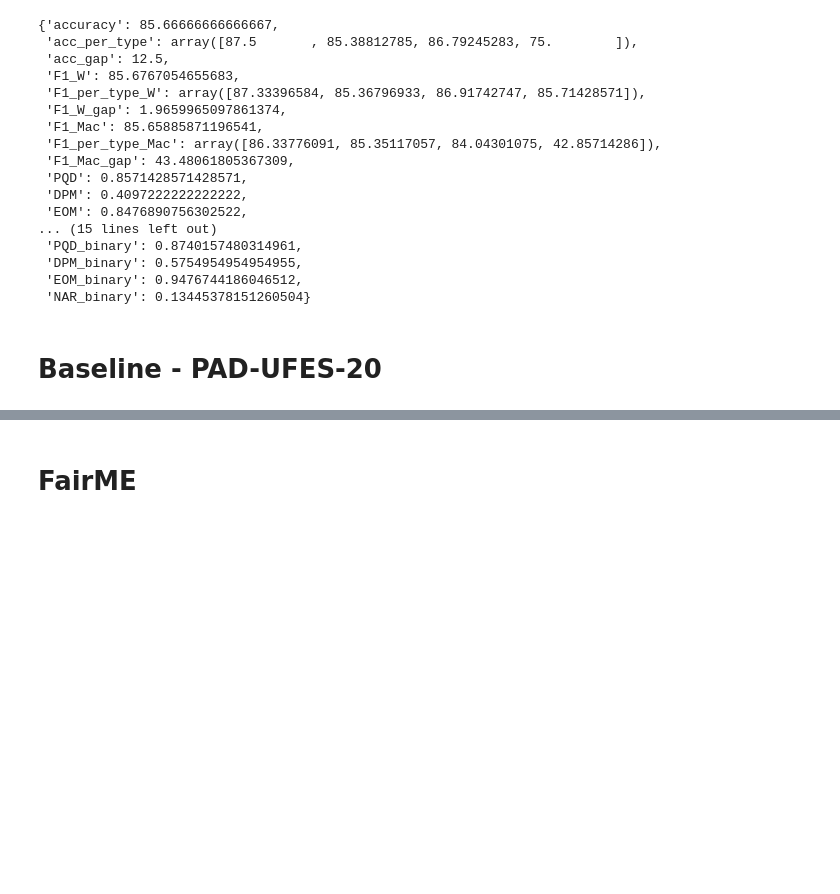
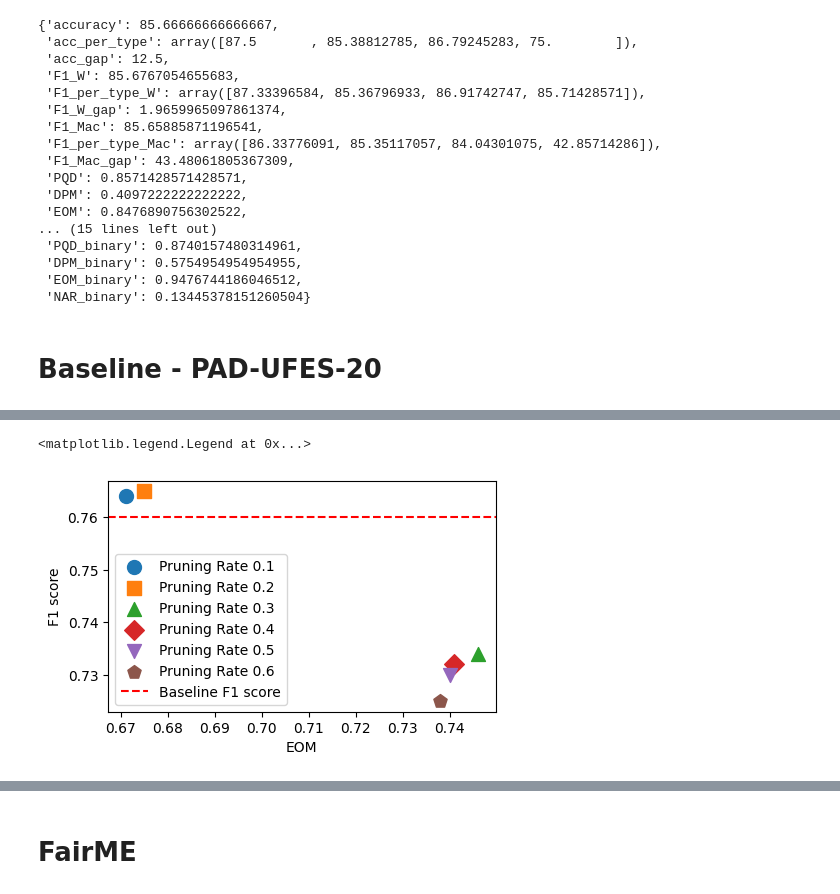
Before and after one commit to AliGhadirii/XTranPrune, a Jupyter notebook: Notebooks/multi_evaluate.ipynb, the cells around one changed output, grey strips where cells are left out. Saved outputs shown, nothing was run; the diff lists cells and outputs as text; code cells hidden in the pictures; blank space fills up the shorter version.

```diff
--- a/Notebooks/multi_evaluate.ipynb
+++ b/Notebooks/multi_evaluate.ipynb
@@ -458,0 +512,9 @@ cal_metrics(df=df)
+# %%
+data = {
+    'Pruning Rate': [0.1, 0.2, 0.3, 0.4, 0.5, 0.6, 0.7, 0.8, 0.9],
+    'EOM': [0.671, 0.675, 0.741, 0.746, 0.740, 0.747, 0.749, 0.696, 0.695],
+    'F1 score': [0.764, 0.765, 0.734, 0.732, 0.730, 0.731, 0.723, 0.730, 0.726]
+}
+
+df = pd.DataFrame(data)
+df
@@ -458,0 +532,21 @@ cal_metrics(df=df)
+# %%
+# Scatter plot with different symbols
+plt.figure(figsize=(5, 3))
+
+markers = ['o', 's', '^', 'D', 'v', 'p']  # Different markers for each point
+
+for i, rate in enumerate(df['Pruning Rate']):
+    plt.scatter(df['EOM'][i], df['F1 score'][i], label=f'Pruning Rate {rate}', s=100, marker=markers[i])
+
+# Draw lines for baseline model values
+plt.axhline(y=0.760, color='r', linestyle='--', label='Baseline F1 score')
+
+# Highlight area with higher EOM and F1 score
+# plt.fill_betweenx(y=np.linspace(0.75, 0.8, 100), x1=0.628, x2=1, color='yellow', alpha=0.3, label='Highlighted Area')
+# Adding labels and legend
+plt.xlabel('EOM')
+plt.ylabel('F1 score')
+plt.legend(loc="lower left", fontsize=10)
+# %% [output]
+<matplotlib.legend.Legend at 0x...>
+[figure, added]
```
Also changed, not shown: parts of 24 cells of this notebook, 5 other files.
